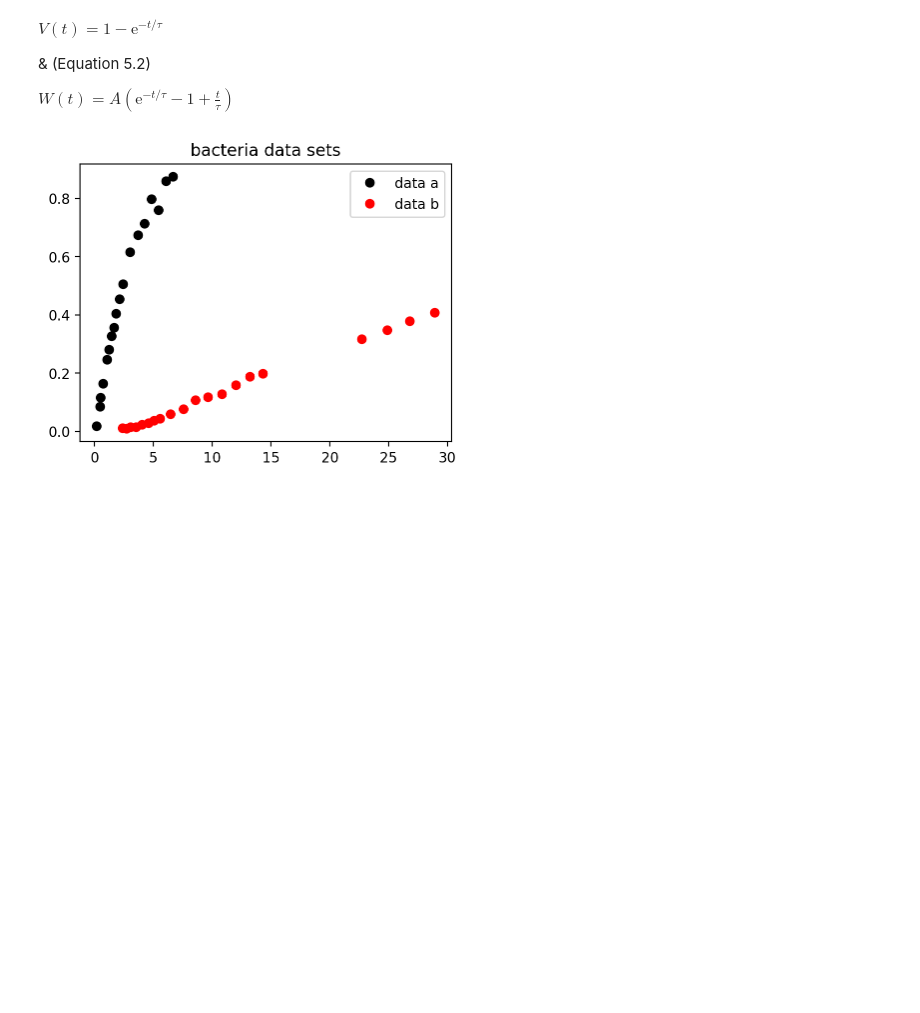
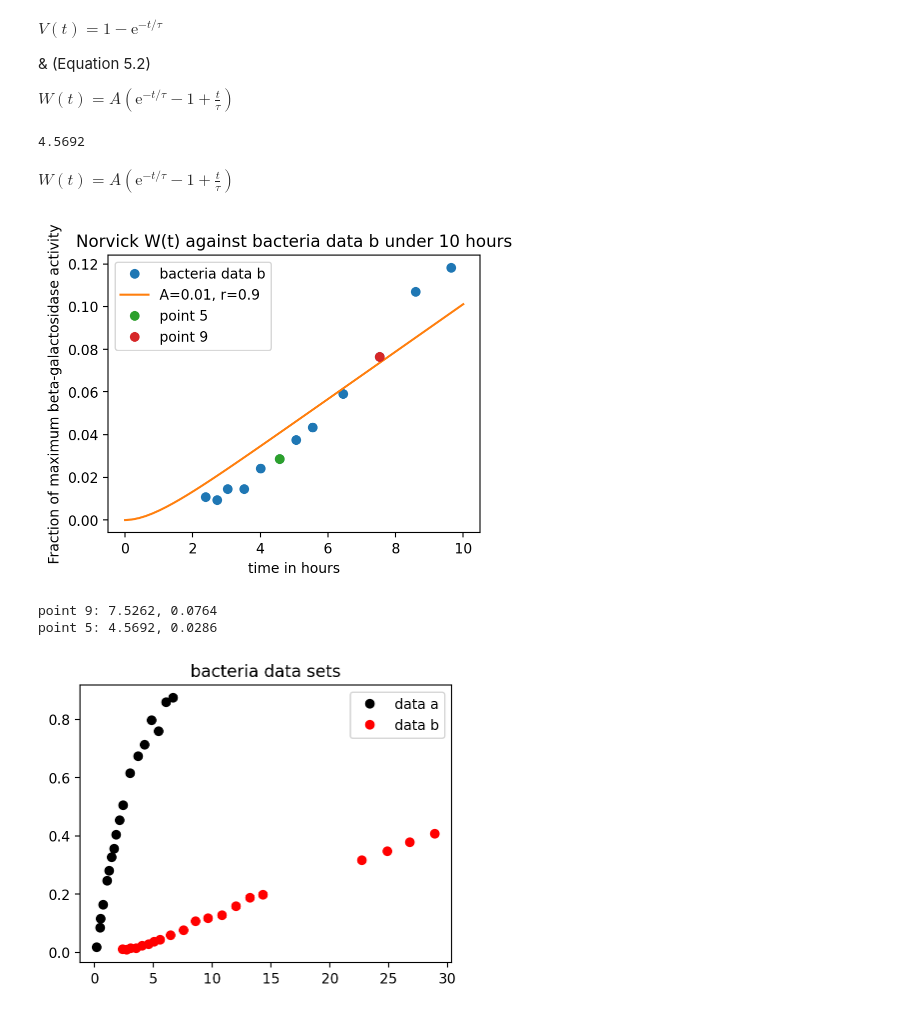
Before and after one commit to e-d-p-9/Physical-Modeling-with-Python, a Jupyter notebook: Ch5/HIV_Bacteria_Computer_Lab.ipynb, the cells around one changed output. Saved outputs shown, nothing was run; the diff lists cells and outputs as text; code cells hidden in the pictures; blank space fills up the shorter version.

Commit message:
select two points for w(t) solve for A and tau

```diff
--- a/Ch5/HIV_Bacteria_Computer_Lab.ipynb
+++ b/Ch5/HIV_Bacteria_Computer_Lab.ipynb
@@ -582,6 +582,43 @@ $W(t)=A\left(\mathrm{e}^{-t / \tau}-1+\frac{t}{\tau}\right)$
 # TODO: find the slope and y intercept using two points
 
 #Todo: set recorded values as inout and output for v of t and solve for A and r
+
+sliced_b_y[5]
+sliced_b_time[5]
+# %% [output]
+4.5692
+# %% [markdown]
+$W(t)=A\left(\mathrm{e}^{-t / \tau}-1+\frac{t}{\tau}\right)$
+# %%
+# TODO: plot two points and display their values
+#TODO add comments
+
+A = 0.01
+r = 0.9
+plt.close()
+plt.plot(sliced_b_time, sliced_b_y, 'o', label="bacteria data b")
+
+
+t = np.linspace(0,10,50)
+w_eval = bact_w(t, r, A)
+plt.plot(t, w_eval, label=f"A={A}, r={r}")
+plt.plot(sliced_b_time[5], sliced_b_y[5],'o', label="point 5")
+plt.plot(sliced_b_time[9], sliced_b_y[9],'o', label="point 9")
+plt.title("Norvick W(t) against bacteria data b under 10 hours")
+plt.legend()
+plt.xlabel("time in hours")
+plt.ylabel("Fraction of maximum beta-galactosidase activity")
+
+
+plt.show()
+# %% [output]
+[figure, added]
+# %%
+print(f"point 9: {sliced_b_time[9]}, {sliced_b_y[9]}")
+print(f"point 5: {slicede_b_time[5]}, {sliced_b_y[5]}")
+# %% [output]
+point 9: 7.5262, 0.0764
+point 5: 4.5692, 0.0286
 # %%
 plt.plot(bacteria_data_a[:,0], bacteria_data_a[:,1], 'ko', label='data a')
 plt.plot(bacteria_data_b[:,0],bacteria_data_b[:,1], 'ro', label='data b')
```
